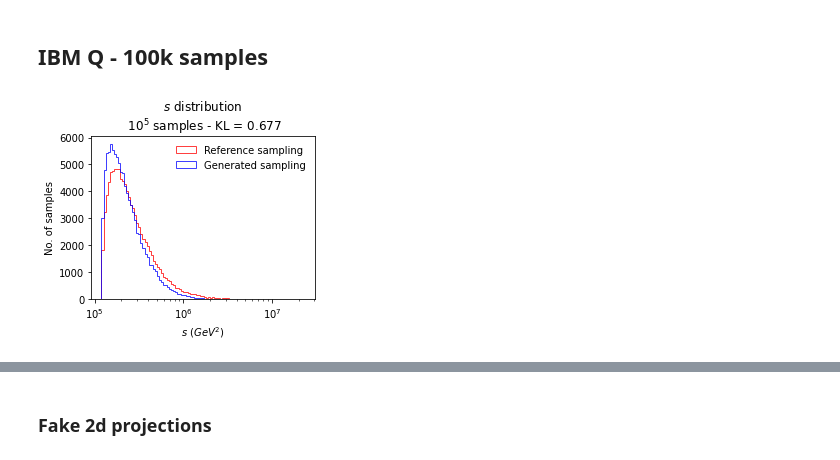
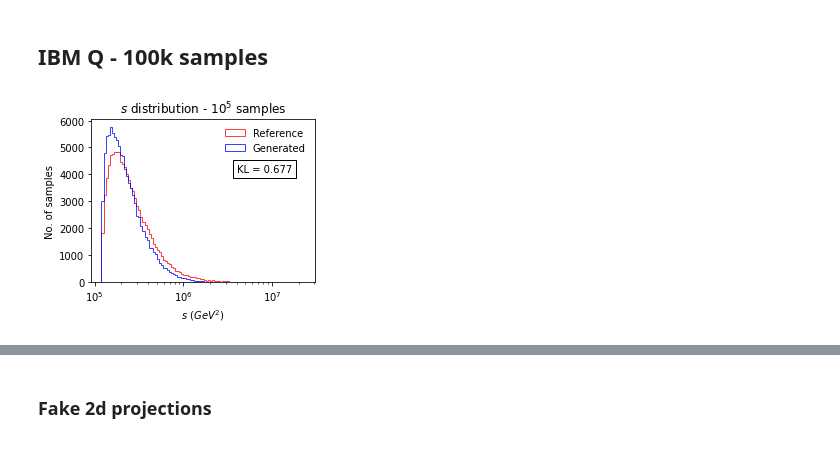
Before and after one commit to QTI-TH/style-qgan, a Jupyter notebook: classical-quantum-gan/results/plots_notebook/plots.ipynb, the cells around one changed output, grey strips where cells are left out. Drawn from its saved outputs; the diff is of its cells as text; code cells hidden in the pictures.

```diff
--- a/classical-quantum-gan/results/plots_notebook/plots.ipynb
+++ b/classical-quantum-gan/results/plots_notebook/plots.ipynb
@@ -939,40 +947,43 @@ x_fake3 = np.loadtxt("fake3_LHCttbar_ibmq_santiago_3_5_2_10000_100000_0.5_1000")
 x_real1 = np.loadtxt("real1_LHCdata_3_5_4_10000_100000_0.5")
 x_real2 = np.loadtxt("real2_LHCdata_3_5_4_10000_100000_0.5")
 x_real3 = np.loadtxt("real3_LHCdata_3_5_4_10000_100000_0.5")
 samples=100000
 bins=100
 
 
 plt.figure(figsize=(4,3))
-plt.title('$s$ distribution \n $10^5$ samples - KL = 0.677')
+plt.title('$s$ distribution - $10^5$ samples')
 plt.ylabel('No. of samples')
 plt.xlabel('$s$ $(GeV^2)$')
-plt.hist(x_real1, np.logspace(np.log10(min(x_real1)),np.log10(max(x_real1)),bins), histtype='step', color='red', label='Reference sampling', alpha=0.75)
-plt.hist(x_fake1, np.logspace(np.log10(min(x_real1)),np.log10(max(x_real1)),bins), histtype='step', color='blue', label='Generated sampling', alpha=0.75)
+plt.hist(x_real1, np.logspace(np.log10(min(x_real1)),np.log10(max(x_real1)),bins), histtype='step', color='red', label='Reference', alpha=0.75)
+plt.hist(x_fake1, np.logspace(np.log10(min(x_real1)),np.log10(max(x_real1)),bins), histtype='step', color='blue', label='Generated', alpha=0.75)
+plt.text(4*10e5, 4100, 'KL = 0.677', bbox=dict(fill=False, edgecolor='black', linewidth=1))
 plt.legend(frameon=False)
 plt.xscale('log')
 plt.savefig(f"s-distribution_IBM_LHCdata_100k.pdf", bbox_inches='tight')
 
 x_real2 = -1*np.array(x_real2)
 x_fake2 = -1*np.array(x_fake2)
 plt.figure(figsize=(4,3))
-plt.title('$t$ distribution \n $10^5$ samples - KL = 0.223')
+plt.title('$t$ distribution - $10^5$ samples')
 plt.ylabel('No. of samples')
 plt.xlabel('$t$ $(GeV^2)$')
-plt.hist(-1*x_real2, -1*np.logspace(np.log10(max(x_real2)),np.log10(min(x_real2)),bins), histtype='step', color='red', label='Reference sampling', alpha=0.75)
-plt.hist(-1*x_fake2, -1*np.logspace(np.log10(max(x_real2)),np.log10(min(x_real2)),bins), histtype='step', color='blue', label='Generated sampling', alpha=0.75)
+plt.hist(-1*x_real2, -1*np.logspace(np.log10(max(x_real2)),np.log10(min(x_real2)),bins), histtype='step', color='red', label='Reference', alpha=0.75)
+plt.hist(-1*x_fake2, -1*np.logspace(np.log10(max(x_real2)),np.log10(min(x_real2)),bins), histtype='step', color='blue', label='Generated', alpha=0.75)
 plt.xscale('symlog')
+plt.text(-1.2*10e6, 2800, 'KL = 0.223', bbox=dict(fill=False, edgecolor='black', linewidth=1))
 plt.legend(frameon=False, loc=2)
 plt.savefig(f"t-distribution_IBM_LHCdata_100k.pdf", bbox_inches='tight')
 
 plt.figure(figsize=(4,3))
-plt.title('$y$ distribution \n $10^5$ samples - KL = 0.336')
+plt.title('$y$ distribution - $10^5$ samples')
 plt.ylabel('No. of samples')
 plt.xlabel('$y$')
-plt.hist(x_real3, np.linspace(min(x_real3),max(x_real3),bins), histtype='step', color='red', label='Reference sampling', alpha=0.75)
-plt.hist(x_fake3, np.linspace(min(x_real3),max(x_real3),bins), histtype='step', color='blue', label='Generated sampling', alpha=0.75)
+plt.hist(x_real3, np.linspace(min(x_real3),max(x_real3),bins), histtype='step', color='red', label='Reference', alpha=0.75)
+plt.hist(x_fake3, np.linspace(min(x_real3),max(x_real3),bins), histtype='step', color='blue', label='Generated', alpha=0.75)
 plt.legend(frameon=False)
+plt.text(1.2, 2050, 'KL = 0.336', bbox=dict(fill=False, edgecolor='black', linewidth=1))
 plt.ylim(0,3000)
 plt.savefig(f"y-distribution_IBM_LHCdata_100k.pdf", bbox_inches='tight')
 # %% [output]
-[figure, old version]
+[figure, new version]
```
Also changed, not shown: parts of 5 cells of this notebook, 23 other files.
